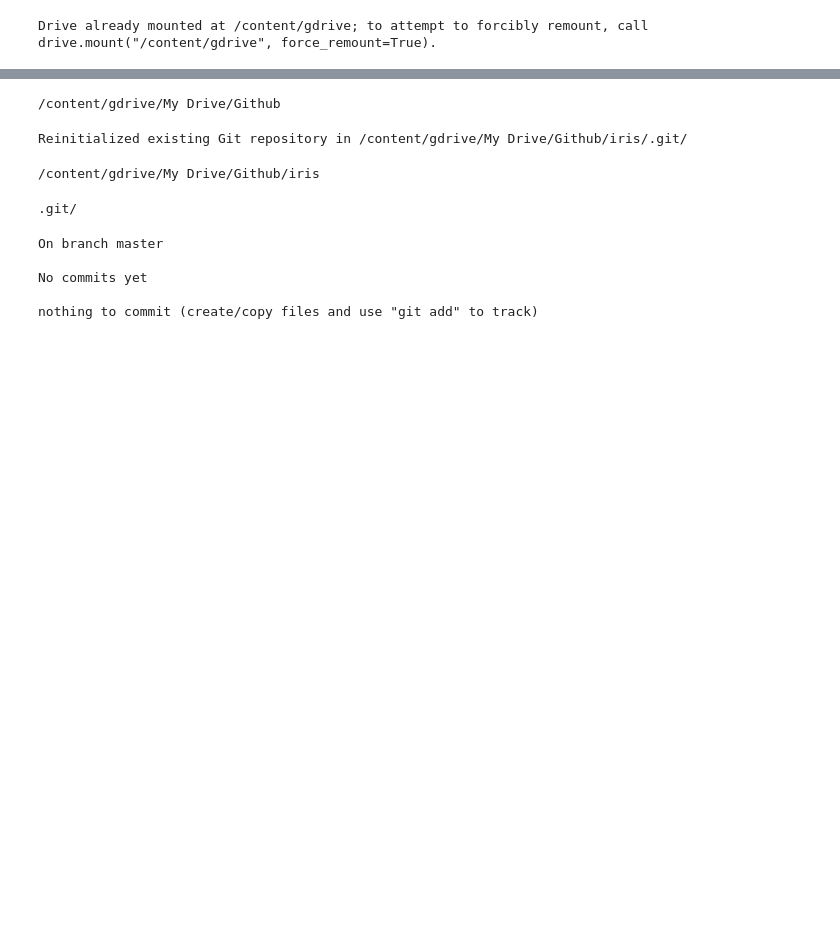
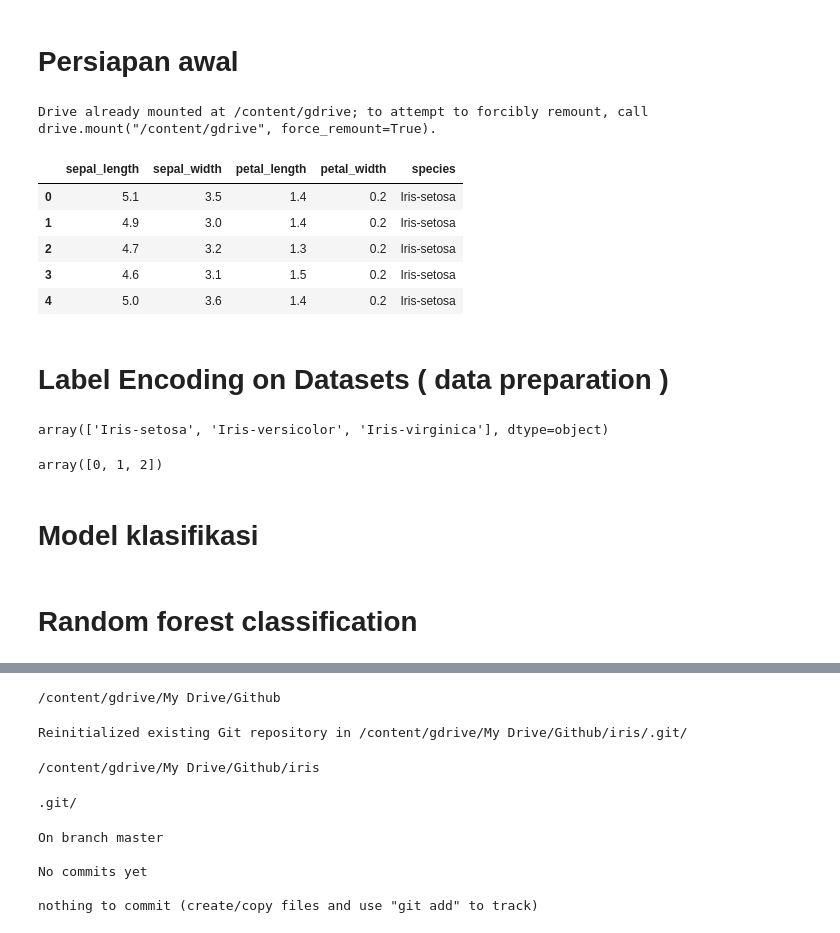
Before and after one commit to bintangedma/11181018_Bintang-Edma_DM_IF-ITK, a Jupyter notebook: penggalian_data.ipynb, the cells around one changed output, grey strips where cells are left out. Cells and saved outputs as stored; diff of their text form; code cells hidden in the pictures; blank space fills up the shorter version.

```diff
--- a/penggalian_data.ipynb
+++ b/penggalian_data.ipynb
@@ -1,3 +1,5 @@
+# %% [markdown]
+# Persiapan awal
 # %%
 import numpy as np
 import pandas as pd
@@ -10,5 +12,36 @@ drive.mount('/content/gdrive')
 # %% [output]
 Drive already mounted at /content/gdrive; to attempt to forcibly remount, call drive.mount("/content/gdrive", force_remount=True).
 # %%
-# datmin = pd.read_csv('IRIS.csv',sep=";")
-# datmin.head(5)
+datmin = pd.read_csv('IRIS.csv',sep=",")
+datmin.head(5)
+# %% [output]
+|  | sepal_length | sepal_width | petal_length | petal_width | species |
+| 0 | 5.1 | 3.5 | 1.4 | 0.2 | Iris-setosa |
+| 1 | 4.9 | 3.0 | 1.4 | 0.2 | Iris-setosa |
+| 2 | 4.7 | 3.2 | 1.3 | 0.2 | Iris-setosa |
+| 3 | 4.6 | 3.1 | 1.5 | 0.2 | Iris-setosa |
+| 4 | 5.0 | 3.6 | 1.4 | 0.2 | Iris-setosa |
+# %% [markdown]
+# Label Encoding on Datasets ( data preparation )
+# %%
+datmin = pd.read_csv('IRIS.csv',sep=",")
+datmin['species'].unique()
+# %% [output]
+array(['Iris-setosa', 'Iris-versicolor', 'Iris-virginica'], dtype=object)
+# %%
+# Import label encoder
+from sklearn import preprocessing
+
+# label_encoder object knows how to understand word labels.
+label_encoder = preprocessing.LabelEncoder()
+
+# Encode labels in column 'species'.
+datmin['species']= label_encoder.fit_transform(datmin['species'])
+
+datmin['species'].unique()
+# %% [output]
+array([0, 1, 2])
+# %% [markdown]
+# Model klasifikasi
+# %% [markdown]
+# Random forest classification
```
Also changed, not shown: parts of 30 cells of this notebook.
